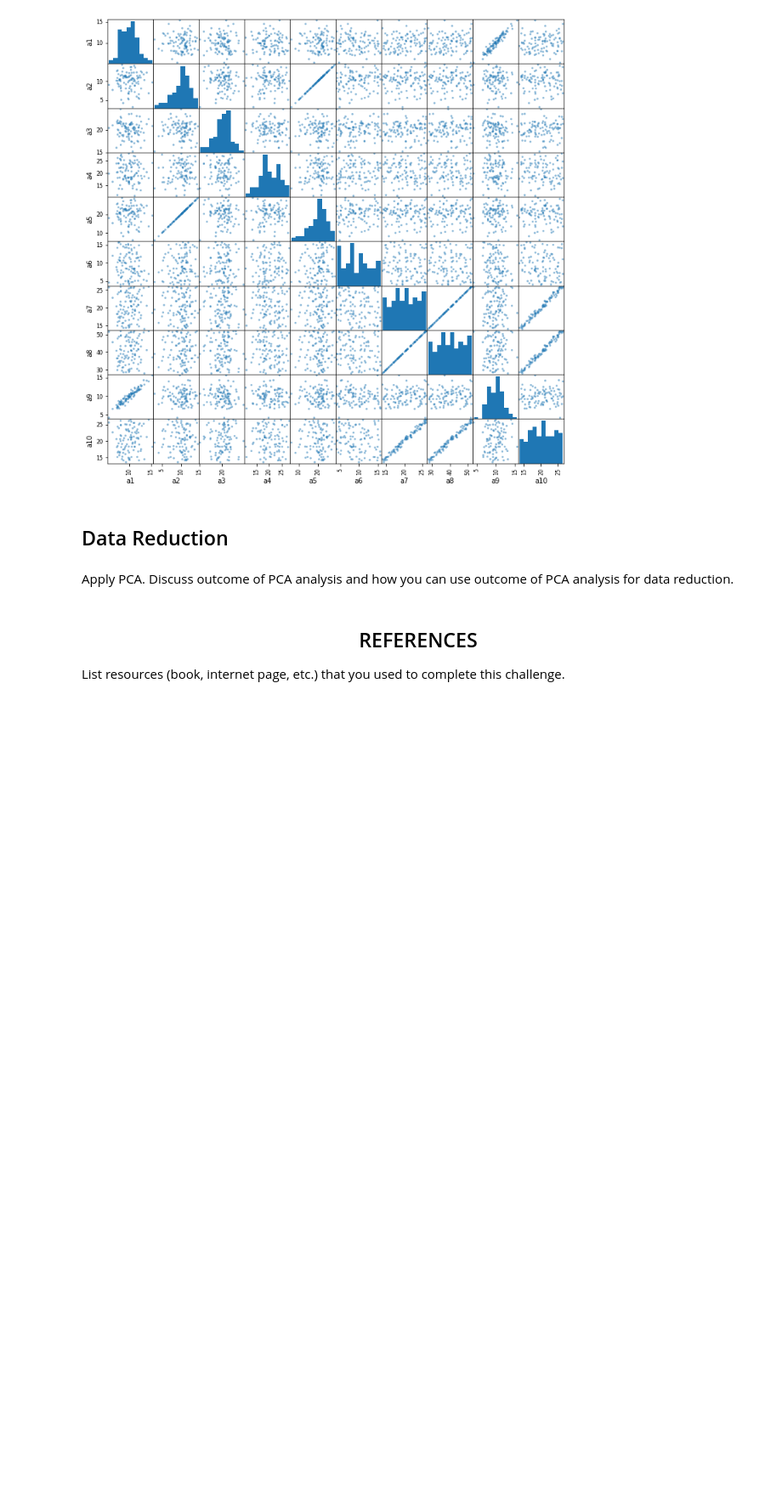
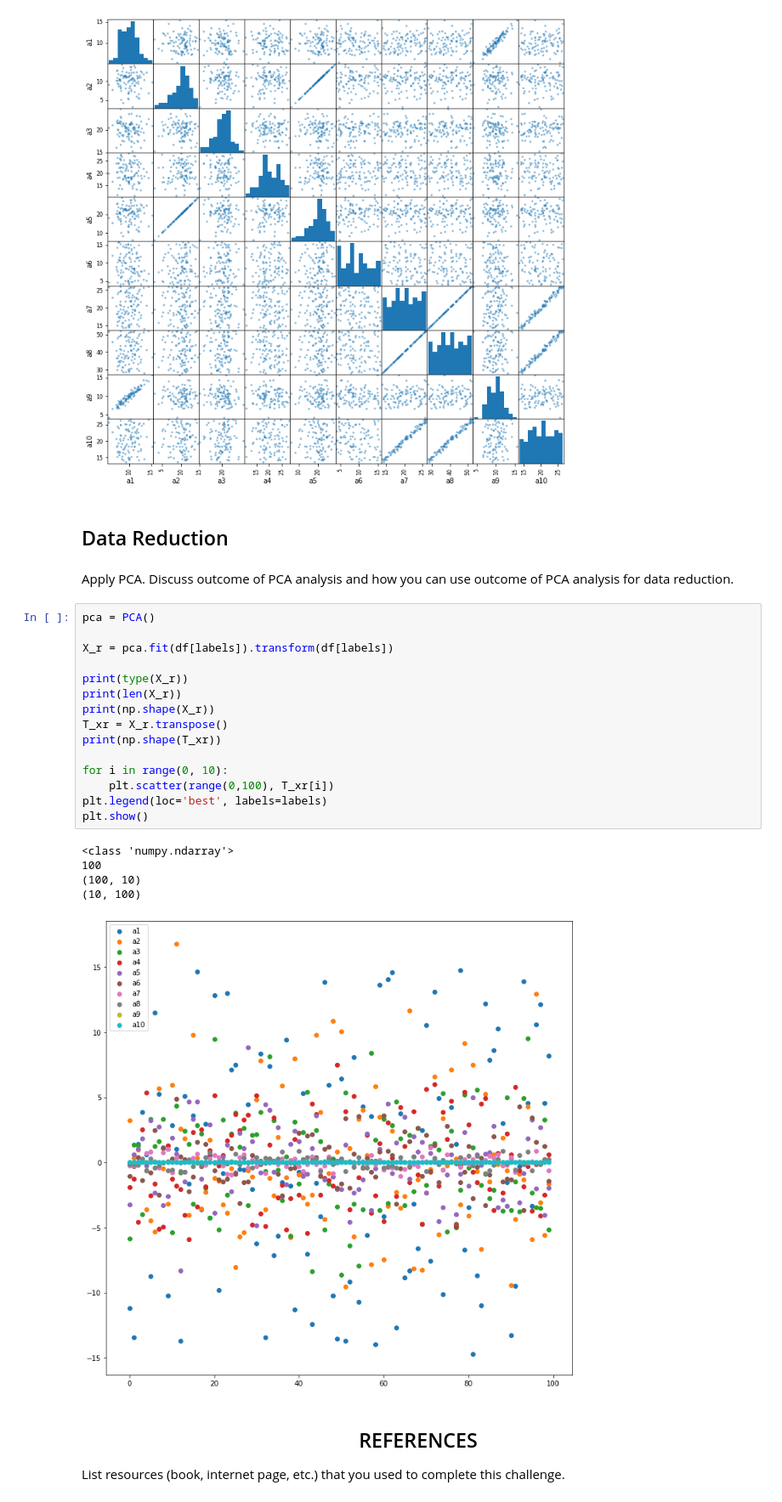
Before and after one commit to apmire3/CMPS451, a Jupyter notebook: C3/C3temp.ipynb, the cells around one changed output. Shown: that part at 85% size. Saved outputs shown, nothing was run; the diff lists cells and outputs as text; blank space fills up the shorter version.

```diff
--- a/C3/C3temp.ipynb
+++ b/C3/C3temp.ipynb
@@ -188,6 +189,27 @@ sm = pd.plotting.scatter_matrix(df)
 ## Data Reduction
 # %% [markdown]
 Apply PCA. Discuss outcome of PCA analysis and how you can use outcome of PCA analysis for data reduction.
+# %%
+pca = PCA()
+
+X_r = pca.fit(df[labels]).transform(df[labels])
+
+print(type(X_r))
+print(len(X_r))
+print(np.shape(X_r))
+T_xr = X_r.transpose()
+print(np.shape(T_xr))
+
+for i in range(0, 10):
+    plt.scatter(range(0,100), T_xr[i])
+plt.legend(loc='best', labels=labels)
+plt.show()
+# %% [output]
+<class 'numpy.ndarray'>
+100
+(100, 10)
+(10, 100)
+[figure, added]
 # %% [markdown]
 ## <center> REFERENCES </center>
 List resources (book, internet page, etc.) that you used to complete this challenge.
```
Also changed, not shown: parts of 1 cell of this notebook.
